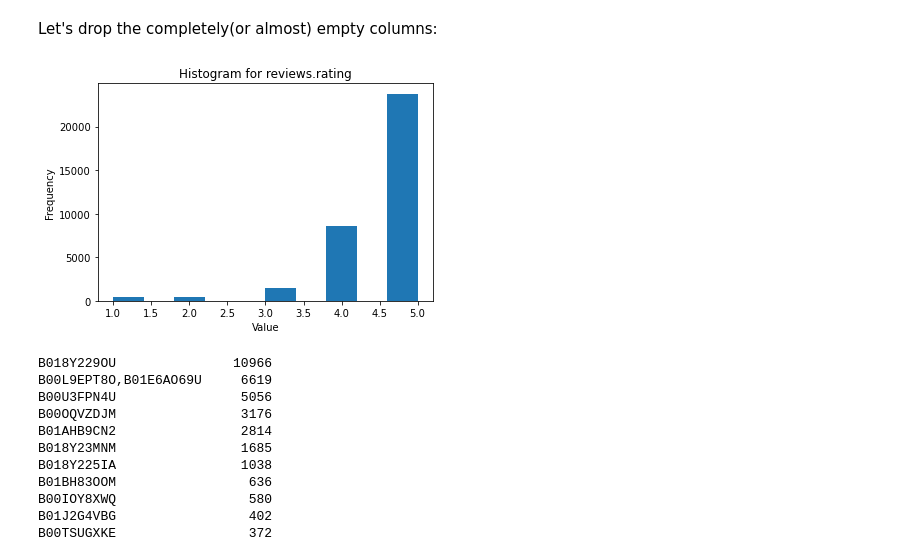
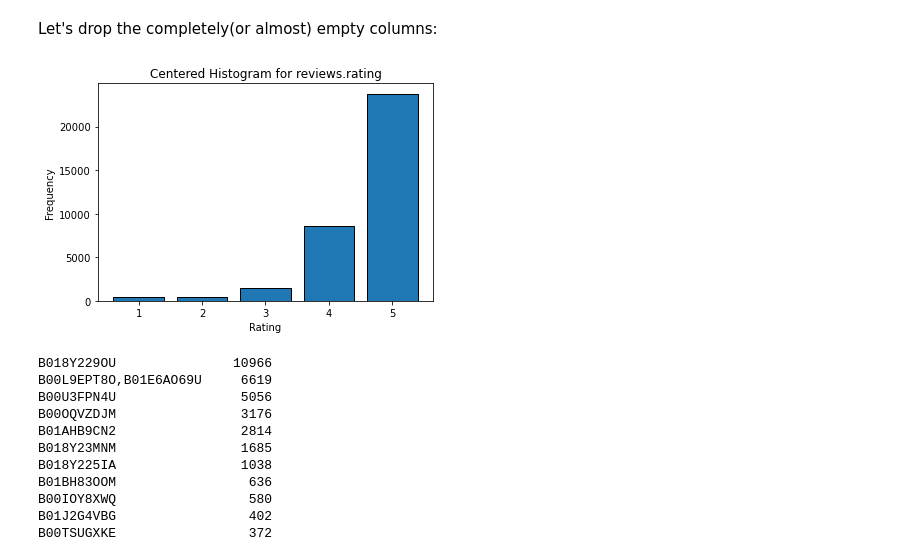
Before and after one commit to MartaTeo/ML-Project-CSE204, a Jupyter notebook: Working file.ipynb, the cells around one changed output. Cells and saved outputs as stored; diff of their text form; code cells hidden in the pictures.

```diff
--- a/Working file.ipynb
+++ b/Working file.ipynb
@@ -139,13 +139,28 @@ df = df.drop( columns = [ 'reviews.id', 'reviews.didPurchase', 'reviews.userCity
 df['reviews.text'].fillna('', inplace = True)
 df['reviews.title'].fillna('', inplace = True)
 # %%
-plt.hist( df['reviews.rating'])
+'''plt.hist( df['reviews.rating'])
 plt.xlabel( 'Value' )
 plt.ylabel( 'Frequency')
 plt.title ( 'Histogram for reviews.rating' )
+plt.show()'''
+data = df['reviews.rating']
+
+num_bins = 5
+bin_width = 1
+
+bin_boundaries = np.arange(min(data) - bin_width/2, max(data) + bin_width/2 + 1, bin_width)
+bin_centers = bin_boundaries[:-1] + bin_width / 2
+
+plt.hist(data, bins=bin_boundaries, edgecolor='black', rwidth = 0.8)
+
+plt.xlabel('Rating')
+plt.ylabel('Frequency')
+plt.title('Centered Histogram for reviews.rating')
+
 plt.show()
 # %% [output]
-[figure, old version]
+[figure, new version]
 # %%
 product_counts = df[ 'asins' ].value_counts()
 
```
Also changed, not shown: parts of 11 cells of this notebook, 1 other file.
